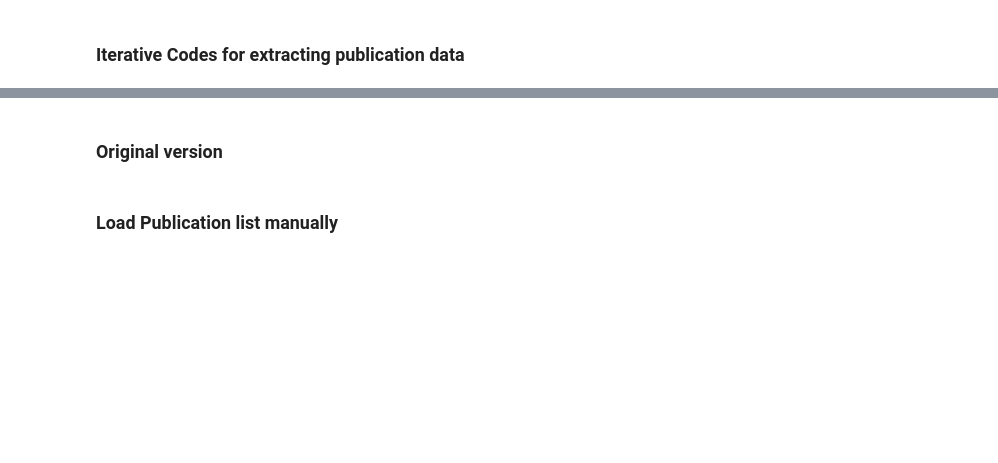
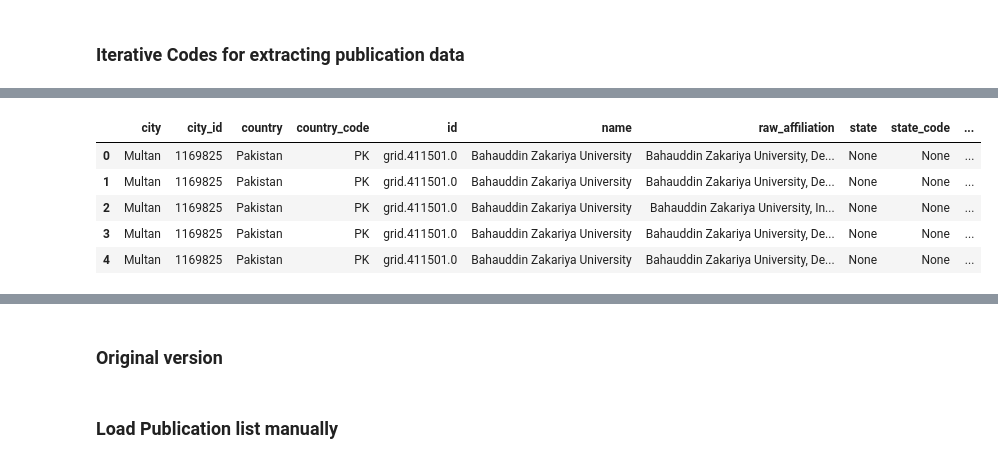
Before and after one commit to awekim/dimensions_data, a Jupyter notebook: Dimensions_scitech_import.ipynb, the cells around one changed output, grey strips where cells are left out. Drawn from its saved outputs; the diff is of its cells as text; code cells hidden in the pictures; blank space fills up the shorter version.

Commit message:
add affiliation, authors

```diff
--- a/Dimensions_scitech_import.ipynb
+++ b/Dimensions_scitech_import.ipynb
@@ -18,8 +18,8 @@ import numpy as np
 import math
 
 ### Directory Setting for Export
-dir = "E:/Google Drive (awekim@handong.edu)/[Research]/00_Dimensions/Dimension_files/" # Home
-#dir = "D:/Google Drive(awekim@handong.edu)/[Research]/00_Dimensions/Dimension_files/" # HGU
+#dir = "E:/Google Drive (awekim@handong.edu)/[Research]/00_Dimensions/Dimension_files/" # Home
+dir = "D:/Google Drive(awekim@handong.edu)/[Research]/00_Dimensions/Dimension_files/" # HGU
 # %%
 ### API log in
 import dimcli
@@ -100,7 +100,7 @@ pd.DataFrame(pub_list, columns=["publication_ids"]).to_csv("E:/Google Drive (awe
 # %% [markdown]
 ### Iterative Codes for extracting patent data
 # %%
-years = ['2011','2012','2013','2014','2015','2016','2017','2018','2019','2020','2021','2022'] #, '2000','2001','2002','2003','2004','2005','2006','2007','2008','2009', '2010'
+years = ['2000','2001','2002','2003','2004','2005','2006','2007','2008','2009', '2010', '2011','2012','2013','2014','2015','2016','2017','2018','2019','2020','2021','2022'] #,
 offices = ['EP'] # 'WO', 'US', 'EP'
 # %%
 ### Create patent data.frame
@@ -205,0 +285,9 @@ Records extracted: 3
+# %%
+pub_affiliations_df.head()
+# %% [output]
+|  | city | city_id | country | country_code | id | name | raw_affiliation | state | state_code | ... |
+| 0 | Multan | 1169825 | Pakistan | PK | grid.411501.0 | Bahauddin Zakariya University | Bahauddin Zakariya University, De... | None | None | ... |
+| 1 | Multan | 1169825 | Pakistan | PK | grid.411501.0 | Bahauddin Zakariya University | Bahauddin Zakariya University, De... | None | None | ... |
+| 2 | Multan | 1169825 | Pakistan | PK | grid.411501.0 | Bahauddin Zakariya University | Bahauddin Zakariya University, In... | None | None | ... |
+| 3 | Multan | 1169825 | Pakistan | PK | grid.411501.0 | Bahauddin Zakariya University | Bahauddin Zakariya University, De... | None | None | ... |
+| 4 | Multan | 1169825 | Pakistan | PK | grid.411501.0 | Bahauddin Zakariya University | Bahauddin Zakariya University, De... | None | None | ... |
```
Also changed, not shown: parts of 6 cells of this notebook, 4 other files.
